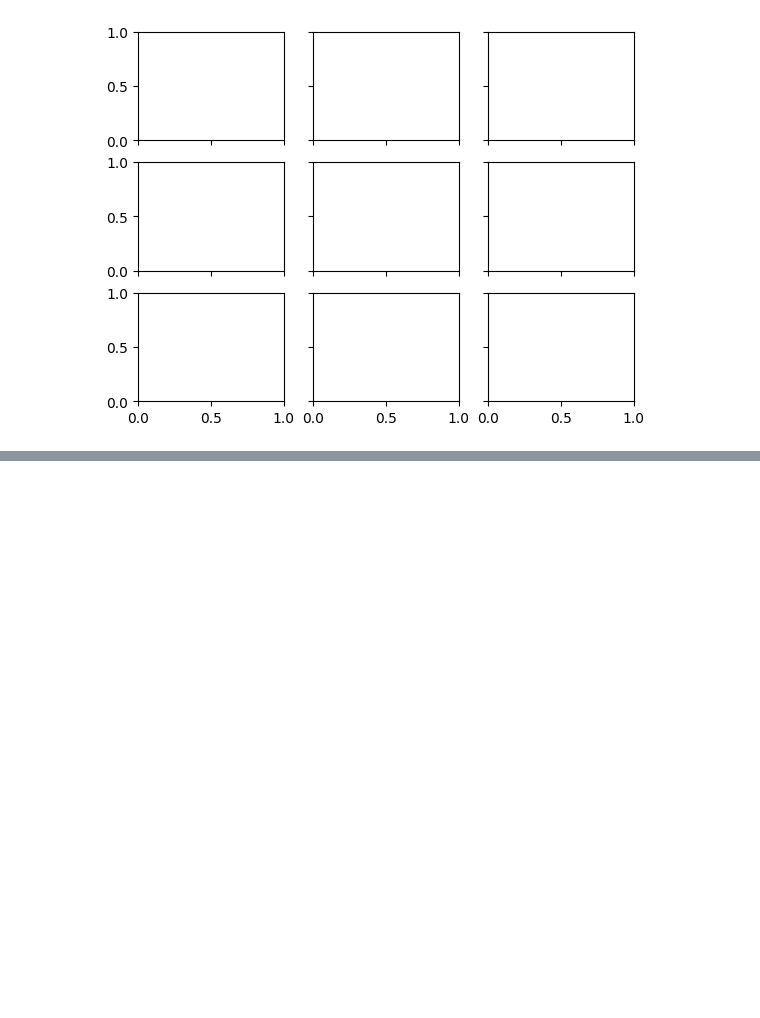
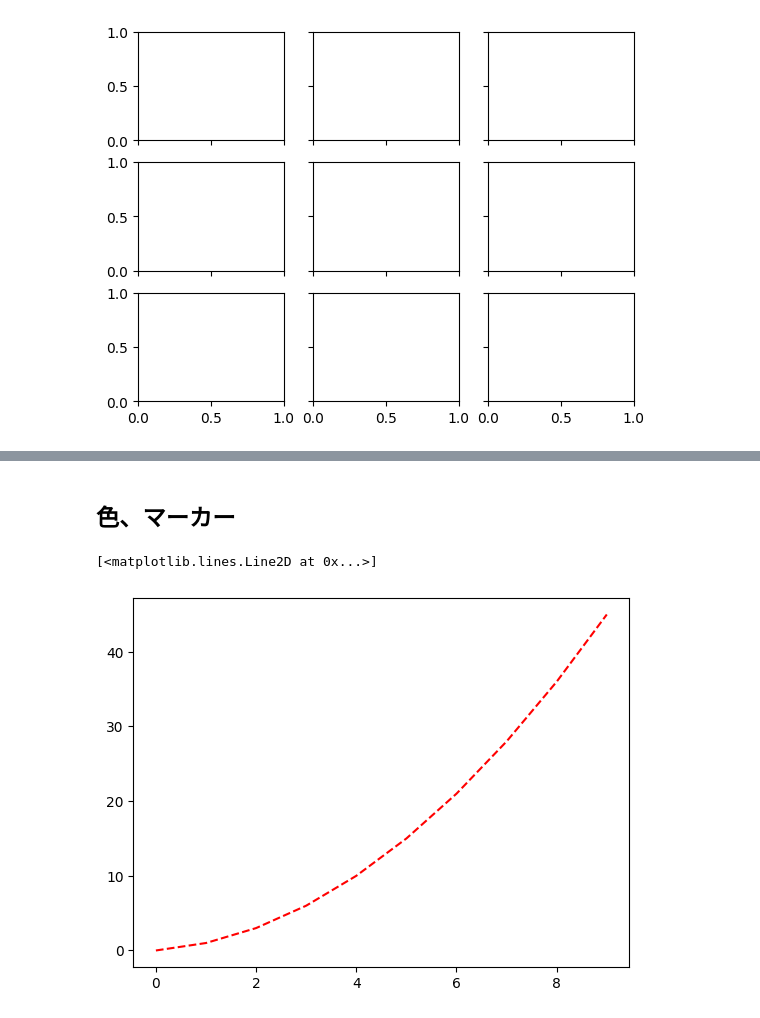
Before and after one commit to tker-78/visualization-training, a Jupyter notebook: notebook/matplotlib.ipynb, the cells around one changed output, grey strips where cells are left out. Cells and saved outputs as stored; diff of their text form; code cells hidden in the pictures; blank space fills up the shorter version.

```diff
--- a/notebook/matplotlib.ipynb
+++ b/notebook/matplotlib.ipynb
@@ -87,0 +88,7 @@ plt.subplots_adjust(wspace=0, hspace=0)
+# %% [markdown]
+## 色、マーカー
+# %%
+plt.plot(np.arange(10).cumsum(), "--", color="r")
+# %% [output]
+[<matplotlib.lines.Line2D at 0x...>]
+[figure, added]
```
Also changed, not shown: parts of 36 cells of this notebook, 2 other files.
